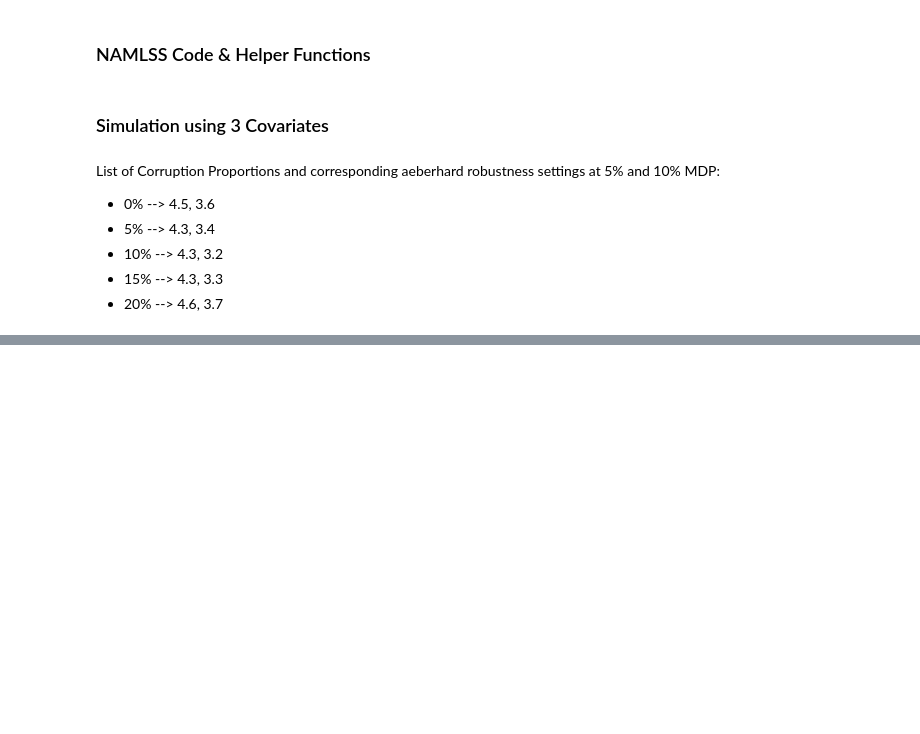
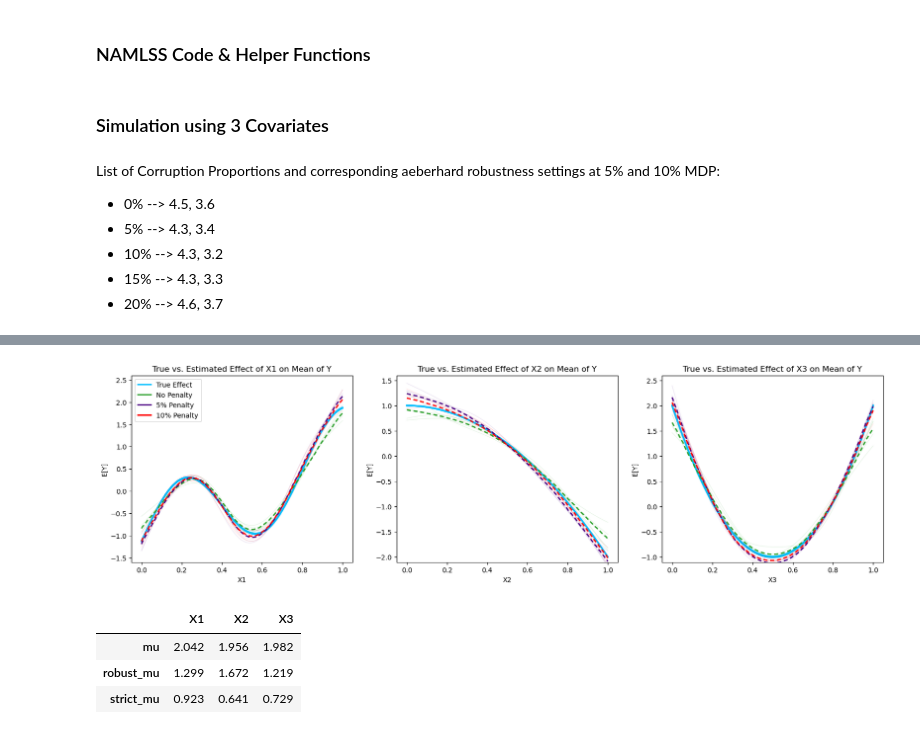
Before and after one commit to tobiasweckop/Robust-NAMLSS, a Jupyter notebook: Aeberhard Simulation.ipynb, the cells around one changed output, grey strips where cells are left out. Saved outputs shown, nothing was run; the diff lists cells and outputs as text; code cells hidden in the pictures; blank space fills up the shorter version.

```diff
--- a/Aeberhard Simulation.ipynb
+++ b/Aeberhard Simulation.ipynb
@@ -124,7 +124,7 @@ def S1(X):
     return torch.exp(-0.5 + 2 * X - 1.5 * X ** 2).squeeze()
 
 def S2(X):
-    return (1.2 - 1/2 * X).squeeze()
+    return abs(1.2 - 1/2 * X).squeeze()
 
 def S3(X):
     return (X/X).squeeze()
@@ -487,8 +507,8 @@ def plot_mean_effects(sim_list):
     legend_handles = [
         plt.Line2D([0], [0], color=true_color, linewidth=linewidth1, label="True Effect"),
         plt.Line2D([0], [0], color=unregulated_color, linewidth=linewidth1, label="No Penalty"),
-        plt.Line2D([0], [0], color=robust_color, linewidth=linewidth1, label="c = 3"),
-        plt.Line2D([0], [0], color=strict_color, linewidth=linewidth1, label="c = 1"),
+        plt.Line2D([0], [0], color=robust_color, linewidth=linewidth1, label="5% Penalty"),
+        plt.Line2D([0], [0], color=strict_color, linewidth=linewidth1, label="10% Penalty"),
     ]
 
 
@@ -634,0 +698,2 @@ strict_loss   7741.83  285.92
+# %%
+sim_list_10 = simulation(20, 0.1, 4.3, 3.2)
@@ -635,3 +719,12 @@ strict_loss   7741.83  285.92
+# %%
+plot_mean_effects(sim_list_10)
+# %% [output]
+[figure, added]
 # %%
-# table = simulation_mse_tables(simulation_list)
-# table["Mean_MSE_Avg"] * 100
+table = simulation_mse_tables(sim_list_10)
+table["Mean_MSE_Avg"] * 100
+# %% [output]
+|  | X1 | X2 | X3 |
+| mu | 2.042 | 1.956 | 1.982 |
+| robust_mu | 1.299 | 1.672 | 1.219 |
+| strict_mu | 0.923 | 0.641 | 0.729 |
```
Also changed, not shown: parts of 14 cells of this notebook, 1 other file.
